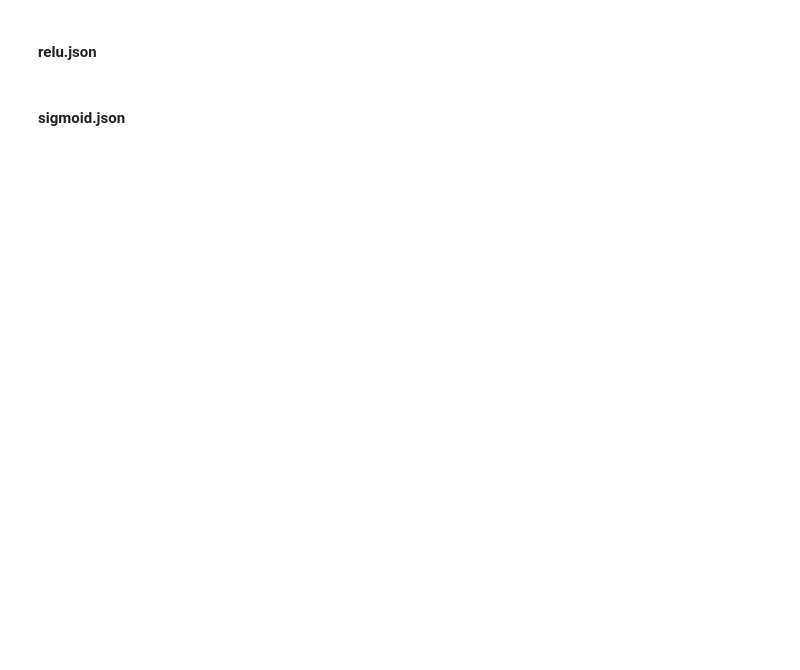
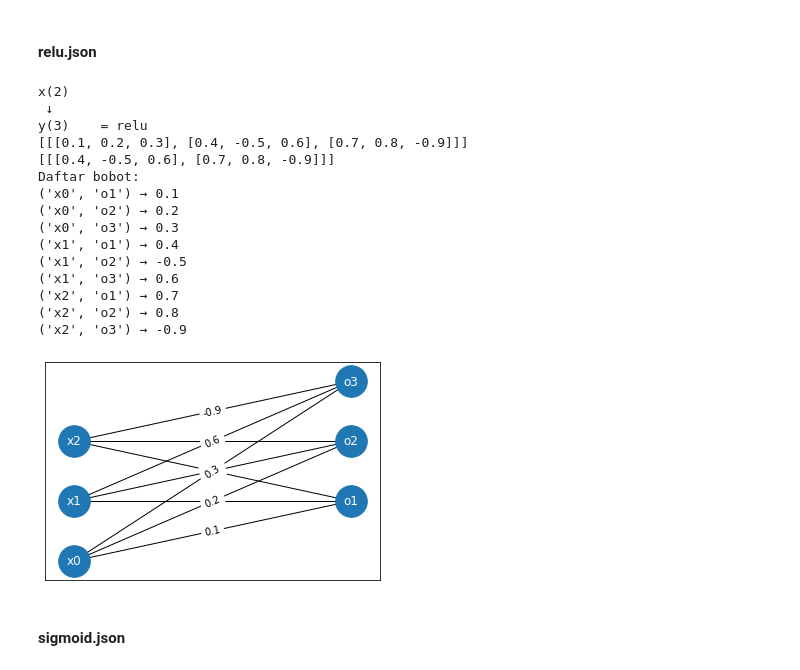
Before and after one commit to alifiarahmah/Tubes_13520122, a Jupyter notebook: src/TubesA_13520122.ipynb, the cells around one changed output. Drawn from its saved outputs; the diff is of its cells as text; code cells hidden in the pictures; blank space fills up the shorter version.

```diff
--- a/src/TubesA_13520122.ipynb
+++ b/src/TubesA_13520122.ipynb
@@ -303,8 +332,25 @@ case_linear.model.draw_structure()
 #### relu.json
 # %%
 case_relu = load_file("relu.json")[0]
-case_relu.model.draw_compact_structure()
-case_relu.model.draw_structure()
+case_relu.draw_compact_structure()
+case_relu.draw_structure()
+# %% [output]
+x(2)
+ ↓
+y(3)    = relu
+[[[0.1, 0.2, 0.3], [0.4, -0.5, 0.6], [0.7, 0.8, -0.9]]]
+[[[0.4, -0.5, 0.6], [0.7, 0.8, -0.9]]]
+Daftar bobot:
+('x0', 'o1') → 0.1
+('x0', 'o2') → 0.2
+('x0', 'o3') → 0.3
+('x1', 'o1') → 0.4
+('x1', 'o2') → -0.5
+('x1', 'o3') → 0.6
+('x2', 'o1') → 0.7
+('x2', 'o2') → 0.8
+('x2', 'o3') → -0.9
+[figure, added]
 # %% [markdown]
 #### sigmoid.json
 # %%
```
Also changed, not shown: parts of 14 cells of this notebook.
